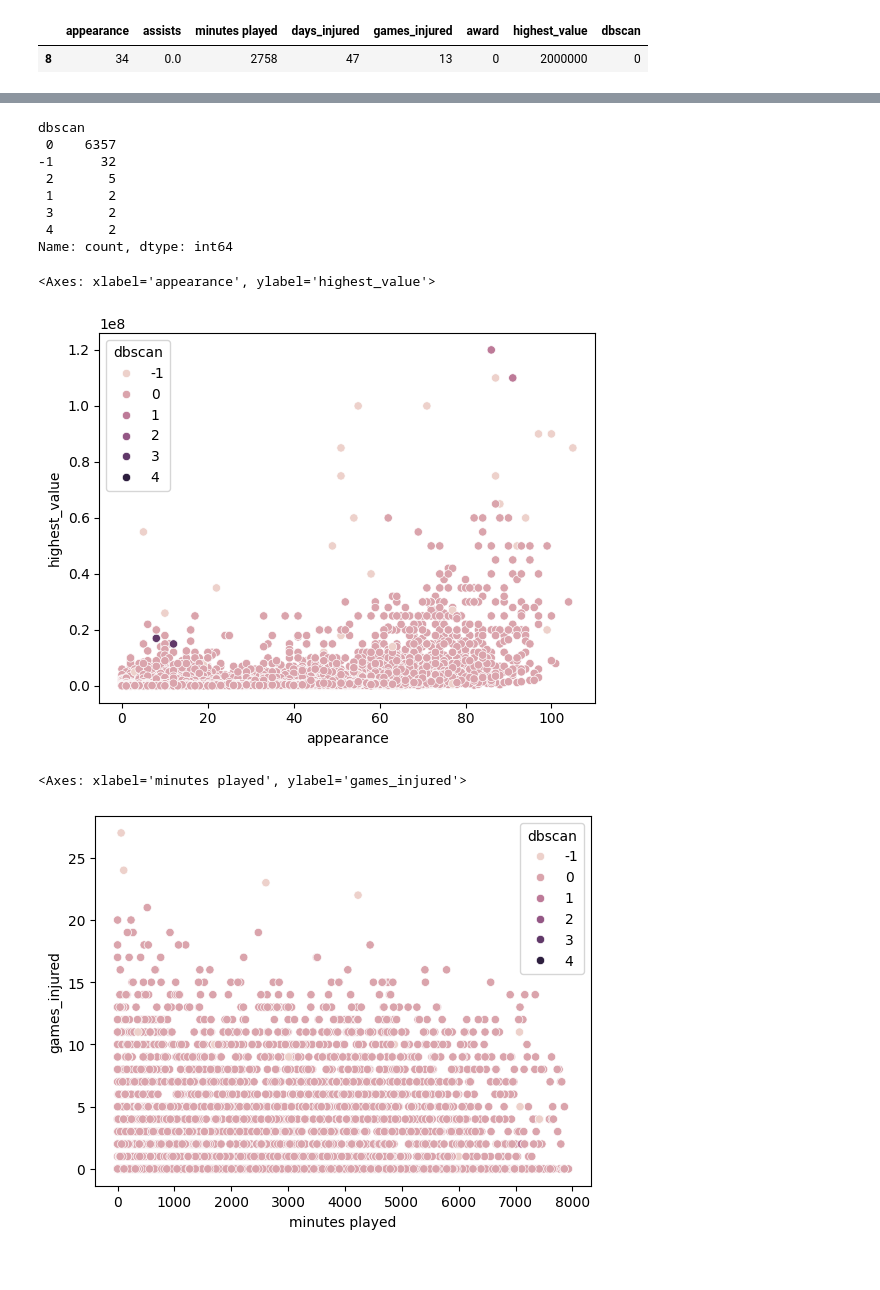
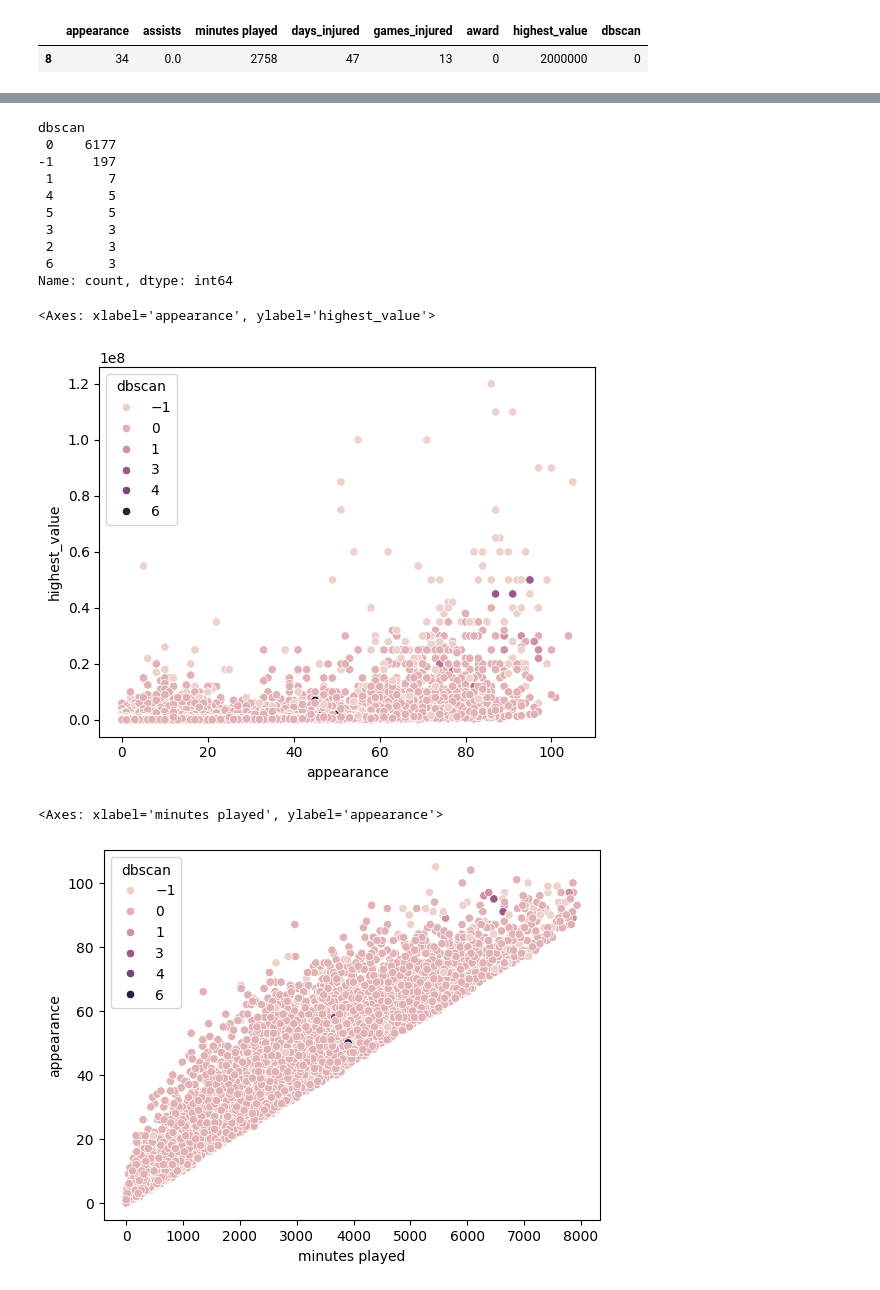
Before and after one commit to sarahbelal20/Usecase-7, a Jupyter notebook: EDA explain template-7 copy 2.ipynb, the cells around one changed output, grey strips where cells are left out. Saved outputs shown, nothing was run; the diff lists cells and outputs as text; code cells hidden in the pictures.

Commit message:
DBSCAN

```diff
--- a/EDA explain template-7 copy 2.ipynb
+++ b/EDA explain template-7 copy 2.ipynb
@@ -1932,7 +1932,7 @@ DBSCAN_x.shape
 ## Buliding the Model
 # %%
 # 2. Use NearestNeighbors to find the optimal eps
-min_samples = 2
+min_samples = 3
 # %%
 from sklearn.neighbors import NearestNeighbors
 nn = NearestNeighbors(n_neighbors=min_samples)
@@ -1965,7 +1965,7 @@ plt.show()
 # %%
 # 4. Apply DBSCAN with chosen eps and min_samples
 # Typically, you choose eps at the "elbow" point in this plot, where the slope changes significantly
-chosen_eps = 2  # This is an example; choose this value based on the plot
+chosen_eps = 1.2  # This is an example; choose this value based on the plot
 dbscan = DBSCAN(eps=chosen_eps, min_samples=min_samples)
 # %% [markdown]
 ## Train the Model
@@ -2012,20 +2014,22 @@ DBSCAN_x['dbscan'] = clusters
 DBSCAN_x['dbscan'].value_counts()
 # %% [output]
 dbscan
- 0    6357
--1      32
- 2       5
- 1       2
- 3       2
- 4       2
+ 0    6177
+-1     197
+ 1       7
+ 4       5
+ 5       5
+ 3       3
+ 2       3
+ 6       3
 Name: count, dtype: int64
 # %%
 sns.scatterplot(data = DBSCAN_x , x = 'appearance', y = 'highest_value', hue = 'dbscan')
 # %% [output]
 <Axes: xlabel='appearance', ylabel='highest_value'>
-[figure, old version]
+[figure, new version]
 # %%
-sns.scatterplot(data = DBSCAN_x, x = 'minutes played', y = 'games_injured', hue = 'dbscan')
+sns.scatterplot(data = DBSCAN_x, x = 'minutes played', y = 'appearance', hue = 'dbscan')
 # %% [output]
-<Axes: xlabel='minutes played', ylabel='games_injured'>
+<Axes: xlabel='minutes played', ylabel='appearance'>
-[figure, old version]
+[figure, new version]
```
Also changed, not shown: parts of 5 cells of this notebook.
